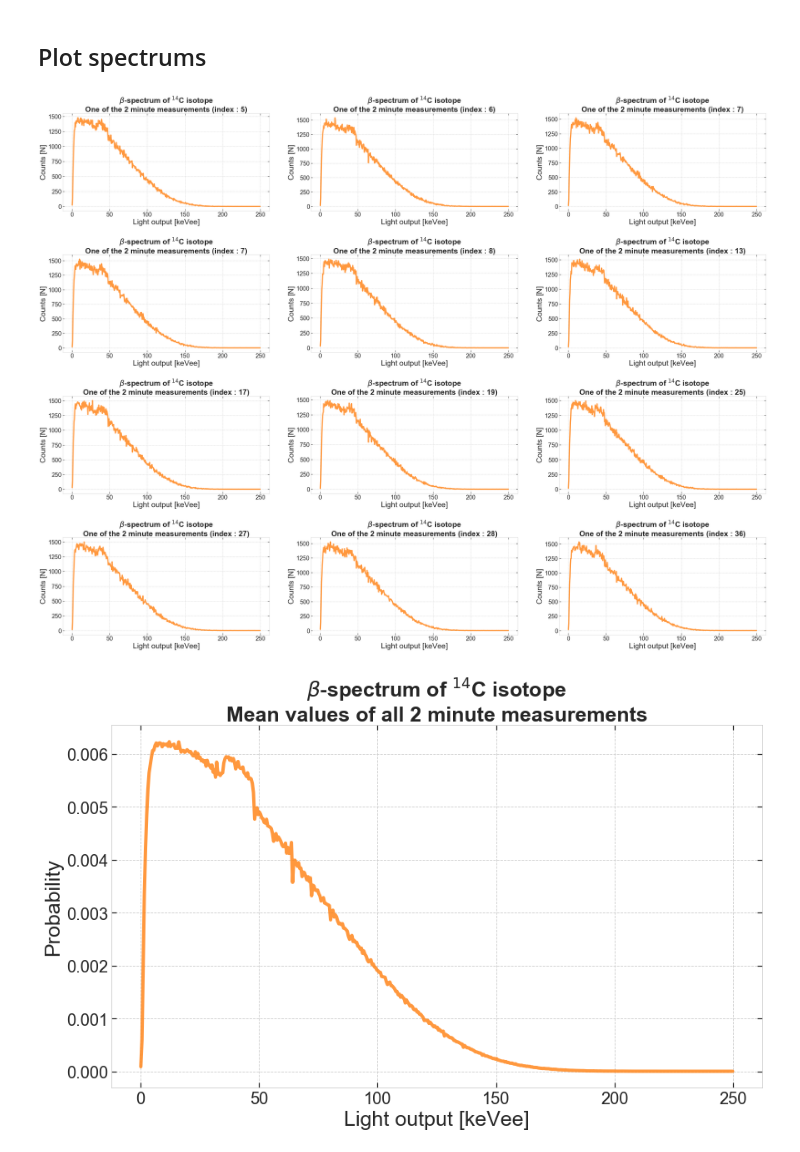
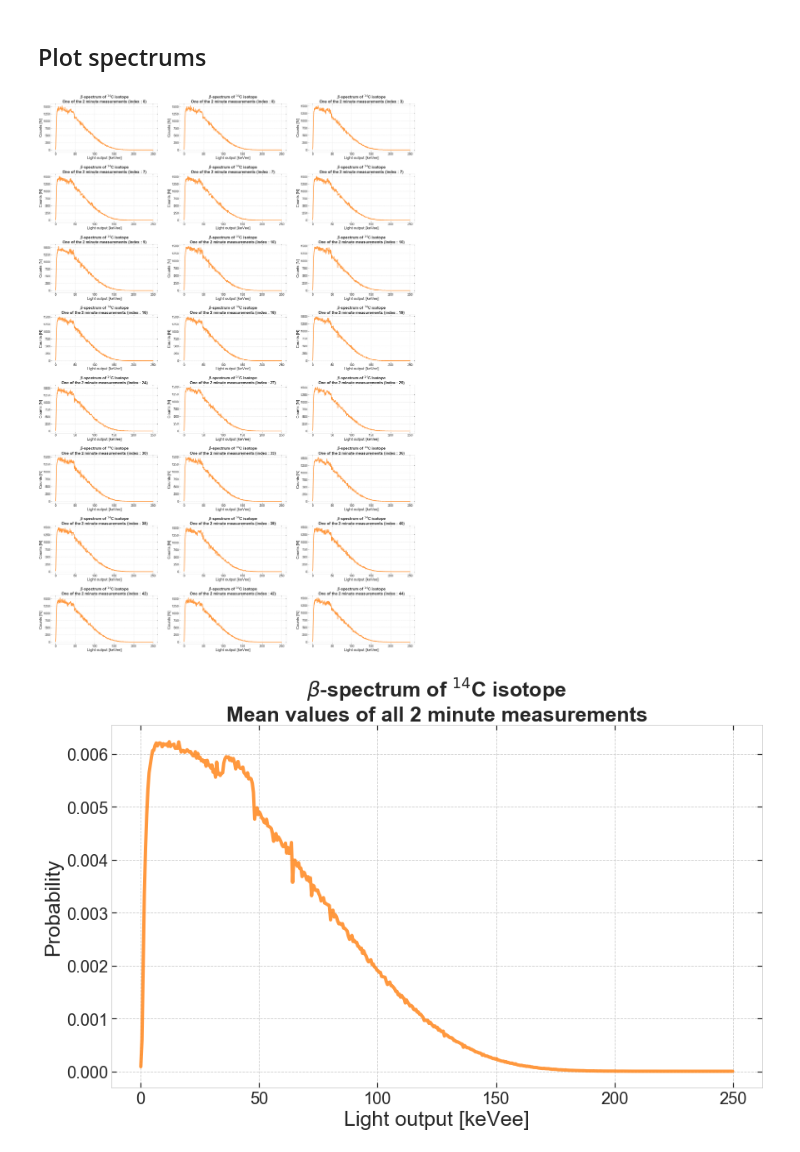
Before and after one commit to masterdesky/ELTE-applied-physics-2019, a Jupyter notebook: III. Liquid scintillation spectroscopy/notebooks/FSS.ipynb, the cells around one changed output. Cells and saved outputs as stored; diff of their text form; code cells hidden in the pictures.

```diff
--- a/III. Liquid scintillation spectroscopy/notebooks/FSS.ipynb
+++ b/III. Liquid scintillation spectroscopy/notebooks/FSS.ipynb
@@ -199,36 +199,36 @@ data
 # %% [markdown]
 ## Plot spectrums
 # %%
-nrows = 4
+nrows = 8
 ncols = 3
 fig, axes = plt.subplots(nrows=nrows, ncols=ncols, figsize=(ncols*14,nrows*8))
 fig.subplots_adjust(hspace=0.45)
 
 titlesize = 25
 axislabelsize = 25
 axisticksize = 20
 
 random_indeces = np.random.randint(low=0, high=(len(data.columns)-2), size=nrows*ncols)
 random_indeces = sorted(random_indeces)
 for i in range(nrows):
     for j in range(ncols):
         axes[i][j].plot(data.index, data[random_indeces[i*ncols + j]],
                         lw=4, color='tab:orange', alpha=0.8)
 
         axes[i][j].set_title(('$\\beta$-spectrum of $^{14}$C isotope\n' +
                               'One of the 2 minute measurements (index : {0})'.format(random_indeces[i*ncols + j])),
                              fontsize=titlesize, fontweight='bold')
         axes[i][j].set_xlabel('Light output [keVee]', fontsize=axislabelsize)
         axes[i][j].set_ylabel('Counts [N]', fontsize=axislabelsize)
         axes[i][j].tick_params(axis='both', which='major', labelsize=axisticksize)
 
 plt.savefig(figsave_dir + 'random_spectrums.' + figsave_format,
             format=figsave_format,
             dpi=figsave_dpi,
             bbox_inches='tight')
 plt.show()
 # %% [output]
-[figure, old version]
+[figure, new version]
 # %%
 nrows = 1
 ncols = 1
```
Also changed, not shown: parts of 1 cell of this notebook, 4 other files.
